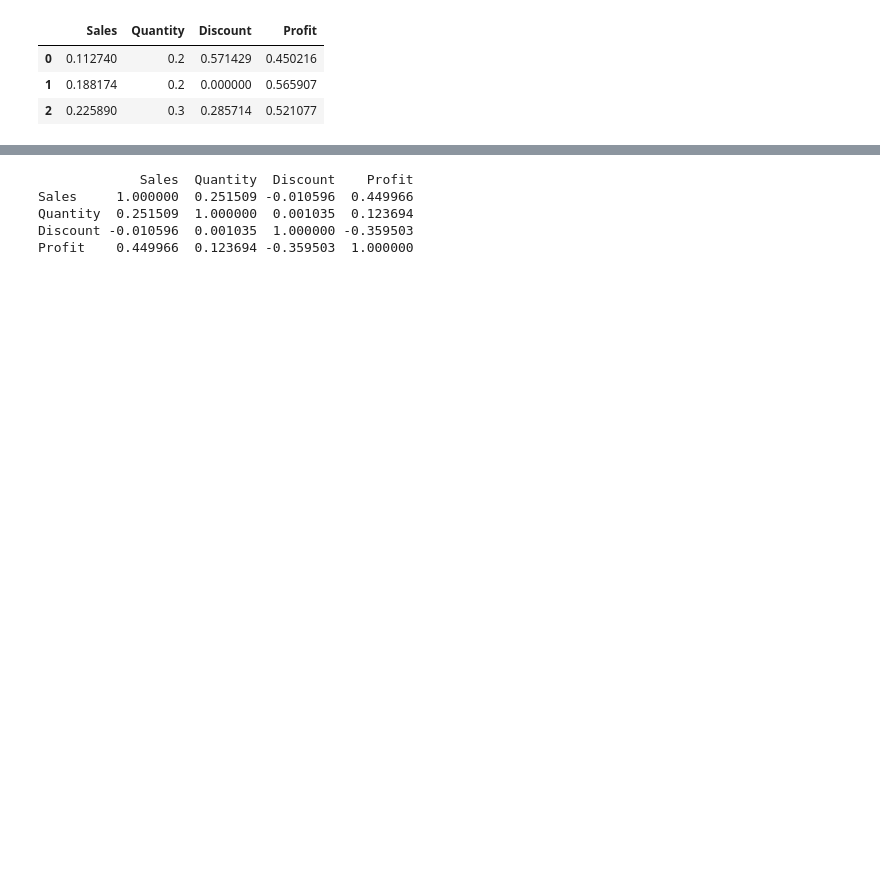
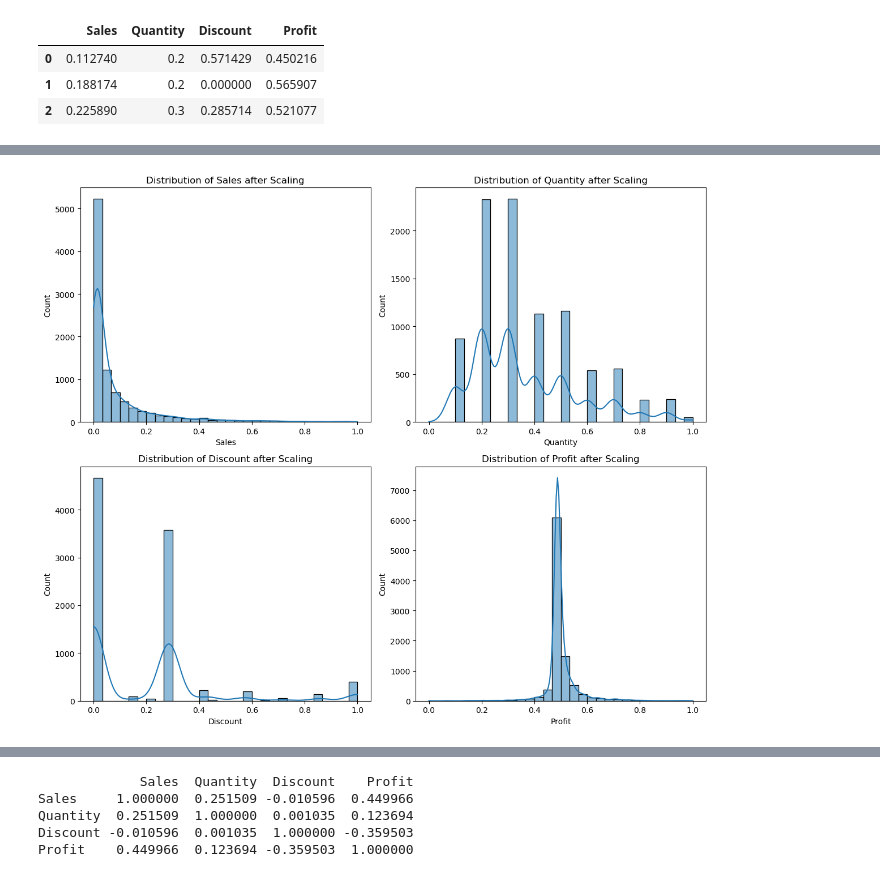
Before and after one commit to hennypurwadi/771951_Dataset_Analysis, a Jupyter notebook: 202370140_analysing_1.ipynb, the cells around one changed output, grey strips where cells are left out. Saved outputs shown, nothing was run; the diff lists cells and outputs as text; code cells hidden in the pictures; blank space fills up the shorter version.

```diff
--- a/202370140_analysing_1.ipynb
+++ b/202370140_analysing_1.ipynb
@@ -100,13 +85,0 @@ max    9994.000000  22638.480000    14.000000     0.800000  8399.976000
-# %%
-columns_to_plot = ['Sales', 'Quantity', 'Discount', 'Profit']
-
-plt.figure(figsize=(10, 8))
-for i, column in enumerate(columns_to_plot, 1):
-    plt.subplot(2, 2, i)
-    plt.hist(df1[column].dropna(), bins=30, edgecolor='k', alpha=0.7)
-    plt.title(f'{column}')
-    plt.xlabel(column)
-    plt.ylabel('Frequency')
-
-plt.tight_layout()
-plt.show()
@@ -115,10 +85,0 @@ plt.show()
-# %%
-# plot the three dataframes for Discount and Sales columns in df1
-
-plt.rcParams["figure.figsize"] = [8,5]
-plt.scatter(df1['Discount'], df1['Sales'], color='green',label='Discount - Sales')
-plt.title("", size=14)
-plt.xlabel("Discount", size=14)
-plt.ylabel("Profit", size=14)
-plt.legend()
-#plt.savefig("",transparent=False, bbox_inches='tight',pad_inches=0.1)
@@ -130,13 +127,3 @@ plt.legend()
 # %%
 z_scores = zscore(df1[['Sales', 'Quantity', 'Discount', 'Profit']])
 df1_no_outliers = df1[(abs(z_scores) < 3).all(axis=1)]
-# %%
-# plot the three dataframes for Discount and Sales columns in df1_no_outliers
-
-plt.rcParams["figure.figsize"] = [8,5]
-plt.scatter(df1_no_outliers['Discount'], df1_no_outliers['Sales'], color='green',label='Discount - Sales')
-plt.title("", size=14)
-plt.xlabel("Discount", size=14)
-plt.ylabel("Sales", size=14)
-plt.legend()
-#plt.savefig("",transparent=False, bbox_inches='tight',pad_inches=0.1)
@@ -161,0 +194,12 @@ df1_no_outliers[numerical_vars].head(3)
+# %%
+plt.figure(figsize=(12, 10))
+
+for i, var in enumerate(numerical_vars):
+    plt.subplot(2, 2, i + 1)
+    sns.histplot(df1_no_outliers[var], bins=30, kde=True)
+    plt.title(f'Distribution of {var} after Scaling')
+
+plt.tight_layout()
+plt.show()
+# %% [output]
+[figure, added]
```
Also changed, not shown: parts of 43 cells of this notebook, 1 other file.
